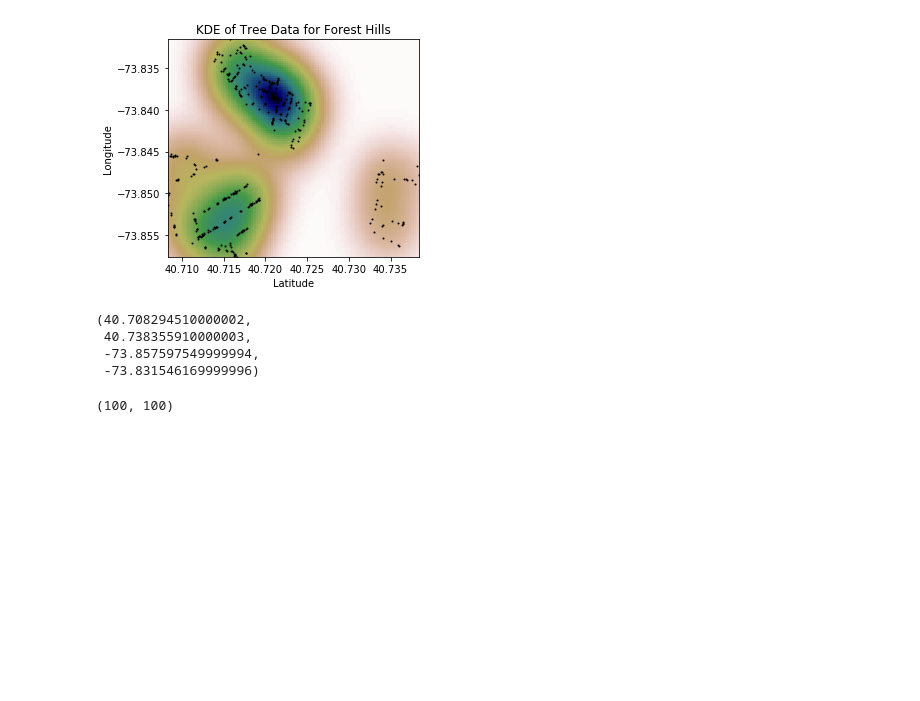
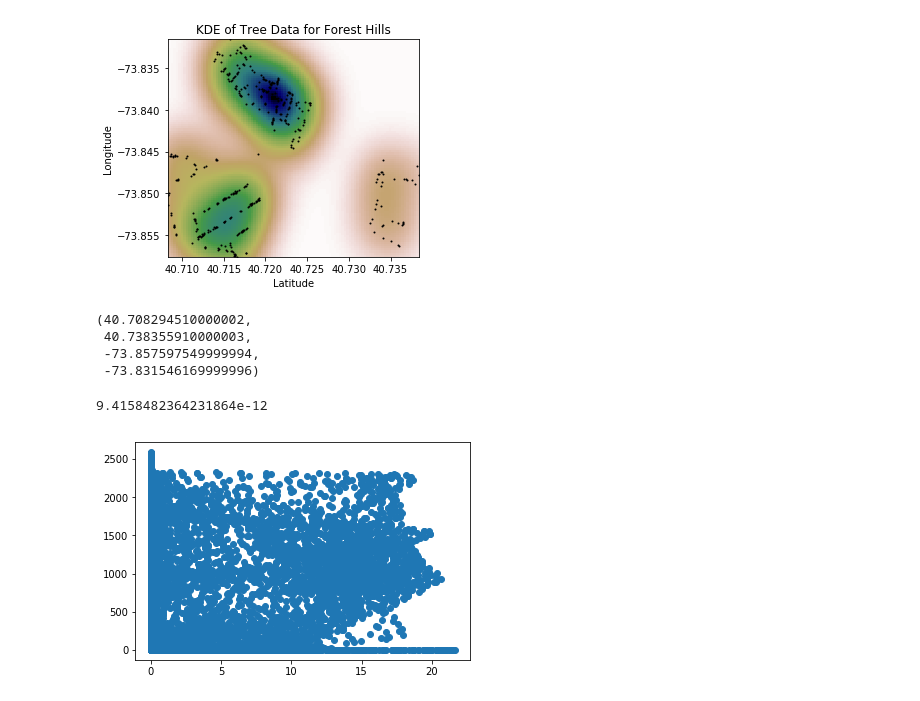
Before and after one commit to jandarli/BreathingAirNYC, a Jupyter notebook: Exploring Data.ipynb, the cells around one changed output. Drawn from its saved outputs; the diff is of its cells as text; code cells hidden in the pictures; blank space fills up the shorter version.

```diff
--- a/Exploring Data.ipynb
+++ b/Exploring Data.ipynb
@@ -125,7 +128,7 @@ from scipy import stats
 xmin, xmax = min(zip_latitudes), max(zip_latitudes)
 ymin, ymax = min(zip_longitudes), max(zip_longitudes)
 
-X, Y = np.mgrid[xmin:xmax:100j, ymin:ymax:100j]
+X, Y = np.mgrid[xmin:xmax:50j, ymin:ymax:50]
 positions = np.vstack([X.ravel(), Y.ravel()])
 values = np.vstack([zip_latitudes, zip_longitudes])
 kernel = stats.gaussian_kde(values)
@@ -155,9 +160,11 @@ ax.axis('normal')
 # %%
 import numpy as np
 from scipy import stats
+fields = ['Latitude', 'Longitude']
+air_path = '/Volumes/USB20FD/Spring2017/Visualization/Project/Project_Data/Air_Quality_Complaints.csv'
+sr = range(1, 222)
+air_df = pd.read_csv(air_path, usecols=fields, skiprows=list(sr), nrows=207)
 
-air_path = '/Volumes/USB20FD/Spring2017/Visualization/Project/Project_Data/Air_Quality_Complaints.csv'
-air_df = pd.read_csv(air_path, usecols=['Latitude', 'Longitude'])
 air_latitudes = air_df.Latitude.tolist()
 air_longitudes = air_df.Longitude.tolist()
 
@@ -166,15 +173,18 @@ ymina, ymaxa = min(air_longitudes), max(air_longitudes)
 
 
 X_air, Y_air = np.mgrid[xmina:xmaxa:100j, ymina:ymaxa:100j]
-X_air[np.isnan(X_air)] = 0
-Y_air[np.isnan(Y_air)] = 0
 positionsa = np.vstack([X_air.ravel(), Y_air.ravel()])
-positionsa[np.isnan(positionsa)] = 0
 valuesa = np.vstack([air_latitudes, air_longitudes])
-valuesa[np.isnan(valuesa)] = 0
 kernela = stats.gaussian_kde(valuesa)
 Z_air = np.reshape(kernela(positionsa).T, X_air.shape)
-# %%
-Z_air.shape
-# %% [output]
-(100, 100)
+# %%
+Z_air[0][0]
+# %% [output]
+9.4158482364231864e-12
+# %%
+fig = plt.figure()
+ax = fig.add_subplot(1, 1, 1)
+plt.scatter(Z, Z_air)
+plt.show()
+# %% [output]
+[figure, added]
```
Also changed, not shown: parts of 3 cells of this notebook.
